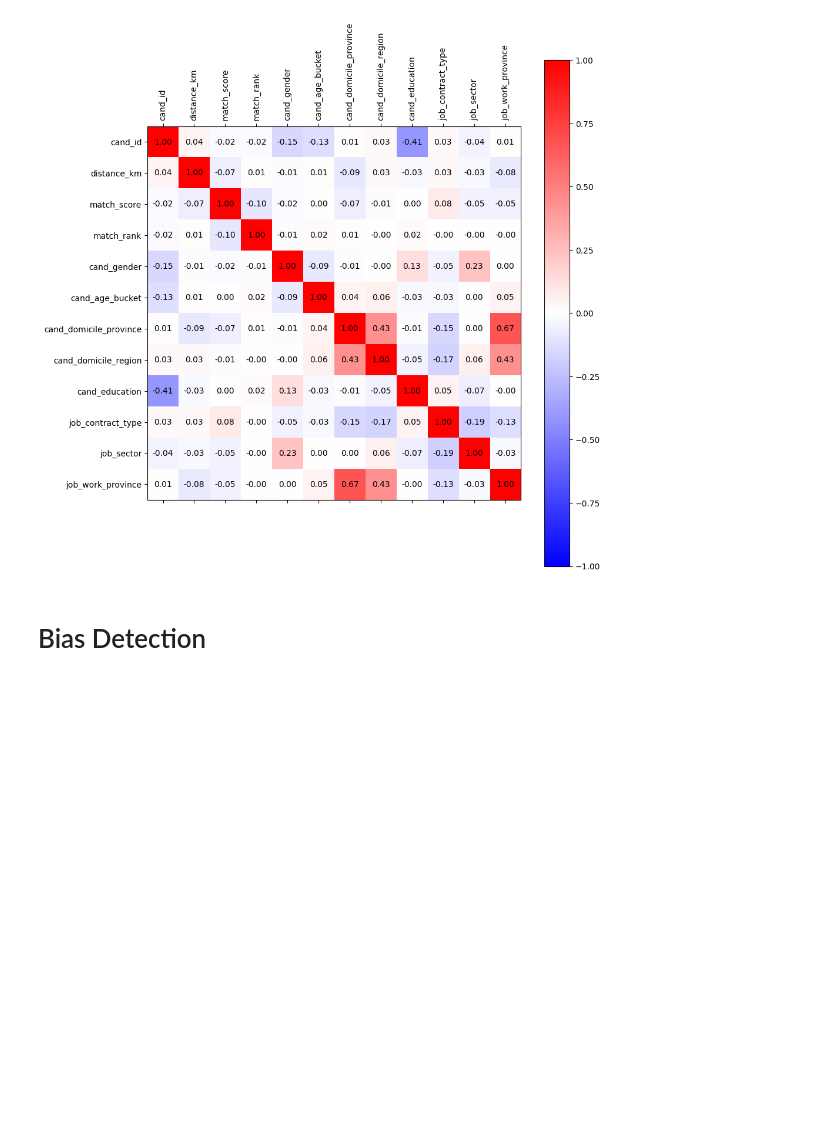
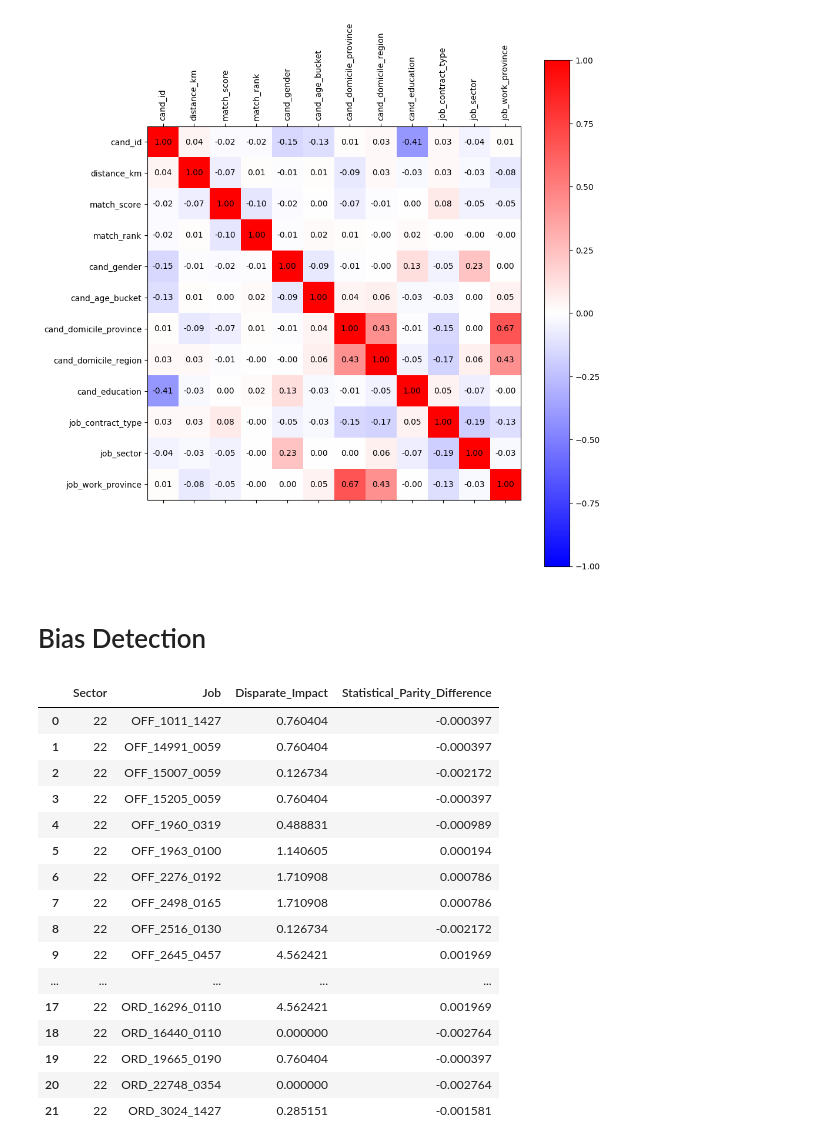
Before and after one commit to lorenzo-massa/Bias-Detection-Mitigation, a Jupyter notebook: bias_detection.ipynb, the cells around one changed output. Drawn from its saved outputs; the diff is of its cells as text; code cells hidden in the pictures; blank space fills up the shorter version.

```diff
--- a/bias_detection.ipynb
+++ b/bias_detection.ipynb
@@ -33,0 +32,20 @@ f.plot_correlation_matrix(df_processed, selected_columns)
+# %%
+f.get_sector_metric(df_processed, "job_sector", 22, "cand_gender")
+# %% [output]
+|  | Sector | Job | Disparate_Impact | Statistical_Parity_Difference |
+| 0 | 22 | OFF_1011_1427 | 0.760404 | -0.000397 |
+| 1 | 22 | OFF_14991_0059 | 0.760404 | -0.000397 |
+| 2 | 22 | OFF_15007_0059 | 0.126734 | -0.002172 |
+| 3 | 22 | OFF_15205_0059 | 0.760404 | -0.000397 |
+| 4 | 22 | OFF_1960_0319 | 0.488831 | -0.000989 |
+| 5 | 22 | OFF_1963_0100 | 1.140605 | 0.000194 |
+| 6 | 22 | OFF_2276_0192 | 1.710908 | 0.000786 |
+| 7 | 22 | OFF_2498_0165 | 1.710908 | 0.000786 |
+| 8 | 22 | OFF_2516_0130 | 0.126734 | -0.002172 |
+| 9 | 22 | OFF_2645_0457 | 4.562421 | 0.001969 |
+| ... | ... | ... | ... | ... |
+| 17 | 22 | ORD_16296_0110 | 4.562421 | 0.001969 |
+| 18 | 22 | ORD_16440_0110 | 0.000000 | -0.002764 |
+| 19 | 22 | ORD_19665_0190 | 0.760404 | -0.000397 |
+| 20 | 22 | ORD_22748_0354 | 0.000000 | -0.002764 |
+| 21 | 22 | ORD_3024_1427 | 0.285151 | -0.001581 |
```
Also changed, not shown: parts of 2 cells of this notebook, 1 other file.
